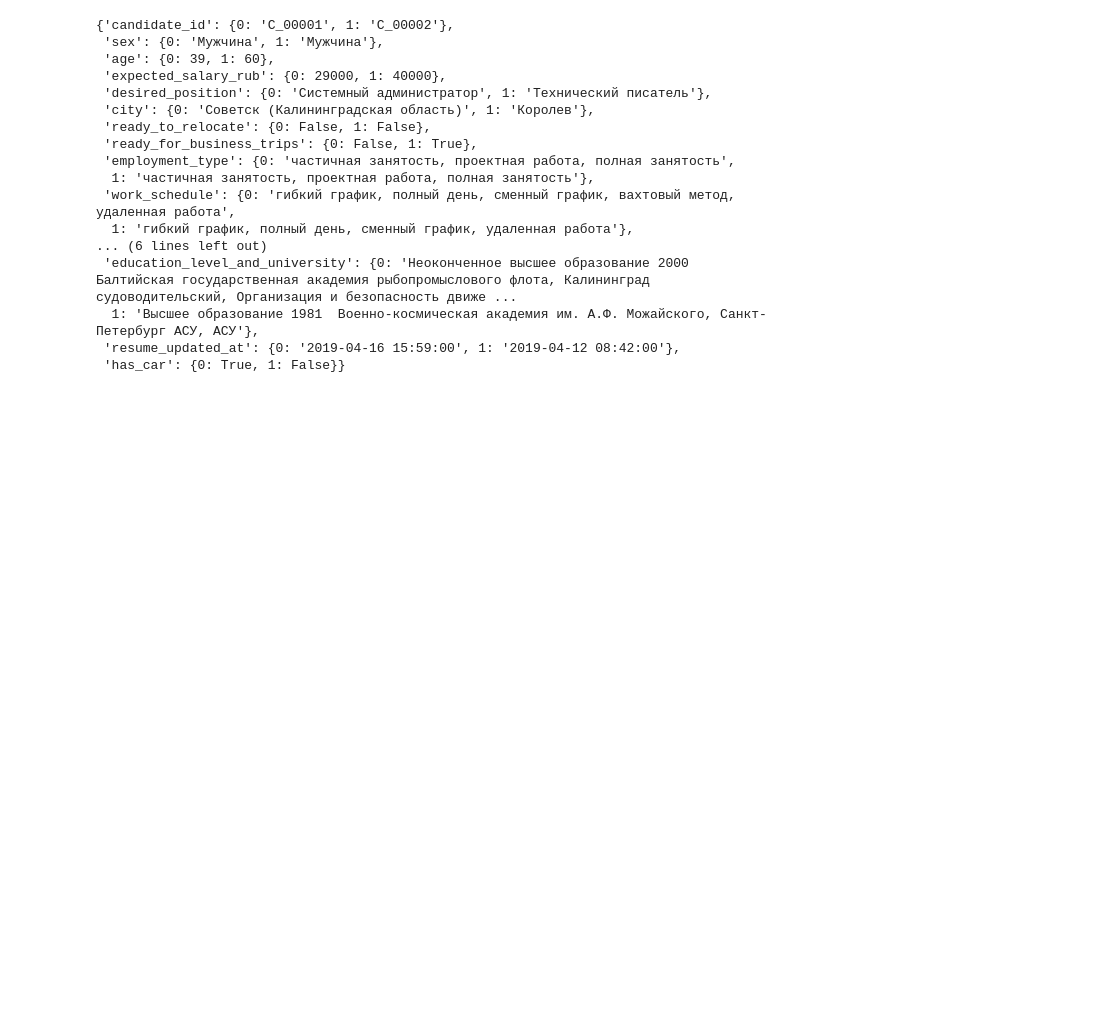
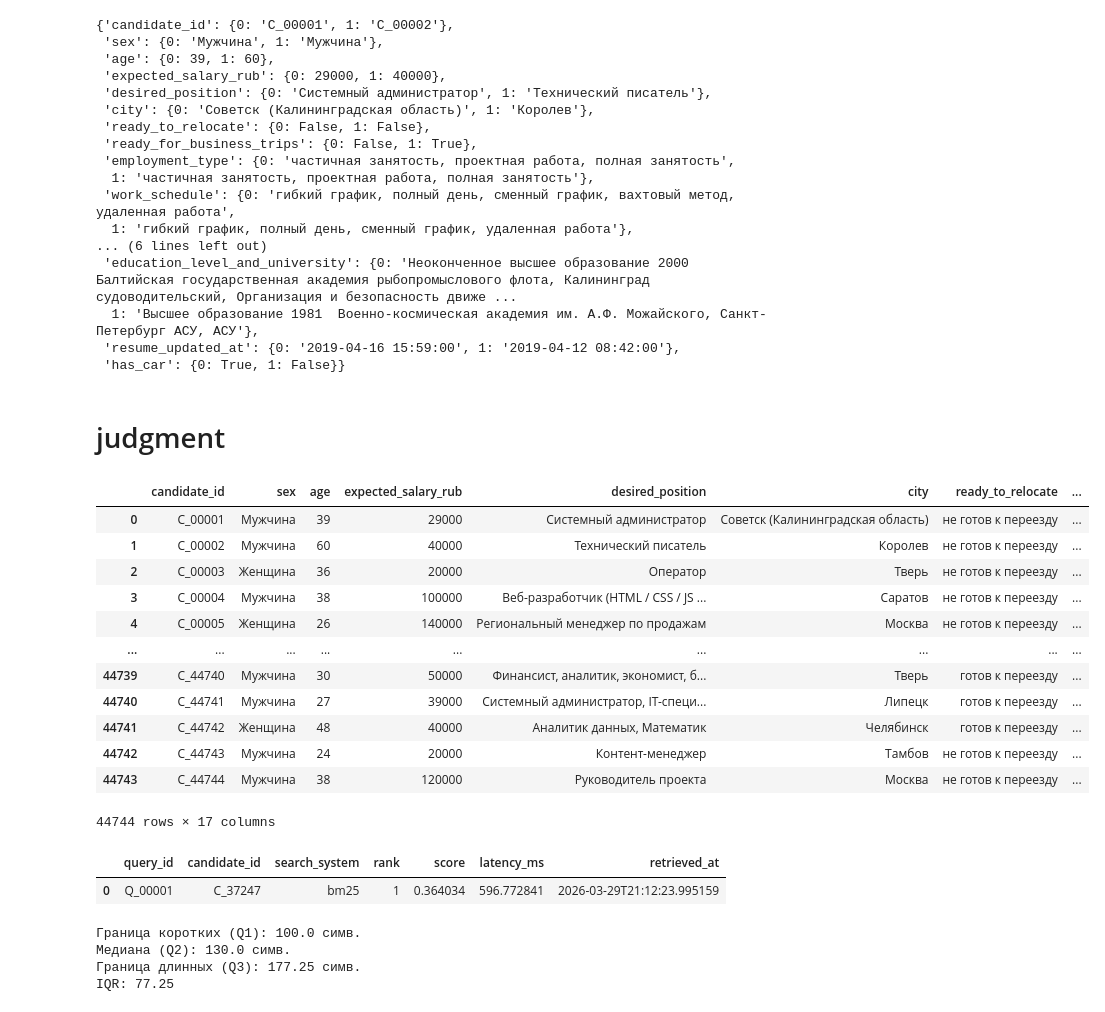
Before and after one commit to LISA-ITMO/SQL-HR, a Jupyter notebook: validation_dataset/analysis.ipynb, the cells around one changed output. Drawn from its saved outputs; the diff is of its cells as text; code cells hidden in the pictures; blank space fills up the shorter version.

```diff
--- a/validation_dataset/analysis.ipynb
+++ b/validation_dataset/analysis.ipynb
@@ -552,3 +552,5 @@ candidates.head(2).to_dict()
   1: 'Высшее образование 1981  Военно-космическая академия им. А.Ф. Можайского, Санкт-Петербург АСУ, АСУ'},
  'resume_updated_at': {0: '2019-04-16 15:59:00', 1: '2019-04-12 08:42:00'},
  'has_car': {0: True, 1: False}}
+# %% [markdown]
+# judgment
@@ -554,0 +559,21 @@ candidates.head(2).to_dict()
+# %%
+judgments = pd.read_csv('llm_judge/judgments.csv')
+candidates = pd.read_csv('raw/candidates.csv')
+queries = pd.read_csv('prepared/queries.csv')
+vacancies = pd.read_csv('prepared/vacancies.csv')
+# %%
+candidates
+# %% [output]
+|  | candidate_id | sex | age | expected_salary_rub | desired_position | city | ready_to_relocate | ... |
+| 0 | C_00001 | Мужчина | 39 | 29000 | Системный администратор | Советск (Калининградская область) | не готов к переезду | ... |
+| 1 | C_00002 | Мужчина | 60 | 40000 | Технический писатель | Королев | не готов к переезду | ... |
+| 2 | C_00003 | Женщина | 36 | 20000 | Оператор | Тверь | не готов к переезду | ... |
+| 3 | C_00004 | Мужчина | 38 | 100000 | Веб-разработчик (HTML / CSS / JS ... | Саратов | не готов к переезду | ... |
+| 4 | C_00005 | Женщина | 26 | 140000 | Региональный менеджер по продажам | Москва | не готов к переезду | ... |
+| ... | ... | ... | ... | ... | ... | ... | ... | ... |
+| 44739 | C_44740 | Мужчина | 30 | 50000 | Финансист, аналитик, экономист, б... | Тверь | готов к переезду | ... |
+| 44740 | C_44741 | Мужчина | 27 | 39000 | Системный администратор, IT-специ... | Липецк | готов к переезду | ... |
+| 44741 | C_44742 | Женщина | 48 | 40000 | Аналитик данных, Математик | Челябинск | готов к переезду | ... |
+| 44742 | C_44743 | Мужчина | 24 | 20000 | Контент-менеджер | Тамбов | не готов к переезду | ... |
+| 44743 | C_44744 | Мужчина | 38 | 120000 | Руководитель проекта | Москва | не готов к переезду | ... |
+44744 rows × 17 columns
@@ -554,0 +617,5 @@ candidates.head(2).to_dict()
+# %%
+retrieval_results.head(1)
+# %% [output]
+|  | query_id | candidate_id | search_system | rank | score | latency_ms | retrieved_at |
+| 0 | Q_00001 | C_37247 | bm25 | 1 | 0.364034 | 596.772841 | 2026-03-29T21:12:23.995159 |
@@ -554,0 +624,18 @@ candidates.head(2).to_dict()
+# %%
+# 1. Считаем длину текста в символах
+lengths = quieries['query_text'].str.len()
+
+# 2. Считаем квартили
+q1 = lengths.quantile(0.25) # Конец "коротких"
+q3 = lengths.quantile(0.75) # Начало "длинных"
+iqr = q3 - q1               # Сам интерквартильный размах
+
+print(f"Граница коротких (Q1): {q1} симв.")
+print(f"Медиана (Q2): {lengths.median()} симв.")
+print(f"Граница длинных (Q3): {q3} симв.")
+print(f"IQR: {iqr}")
+# %% [output]
+Граница коротких (Q1): 100.0 симв.
+Медиана (Q2): 130.0 симв.
+Граница длинных (Q3): 177.25 симв.
+IQR: 77.25
```
Also changed, not shown: parts of 17 cells of this notebook, 3 other files.
